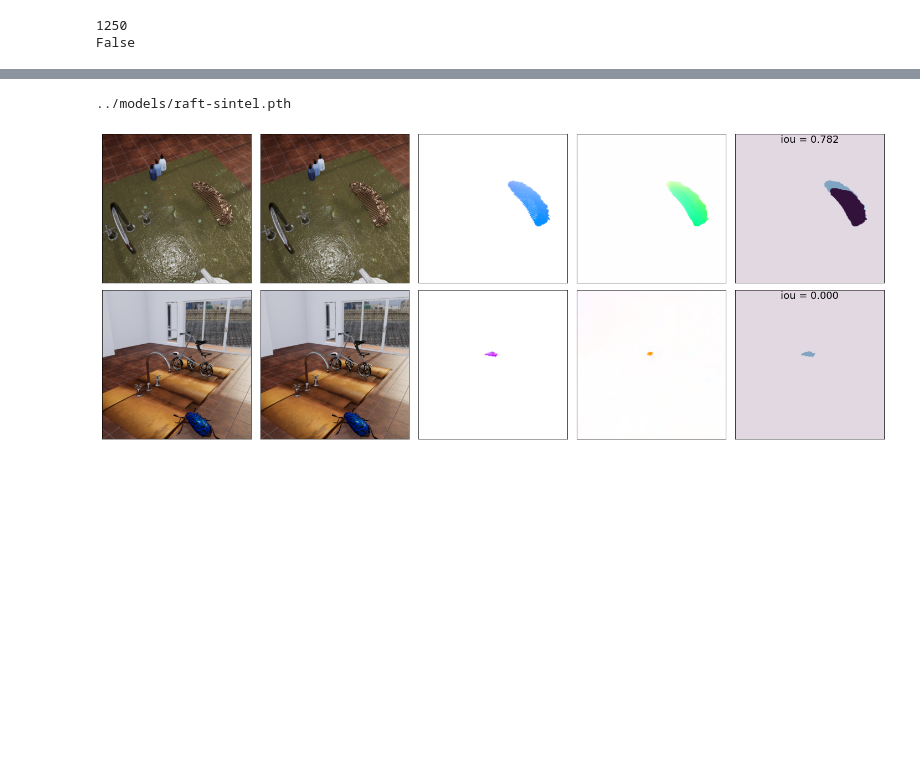
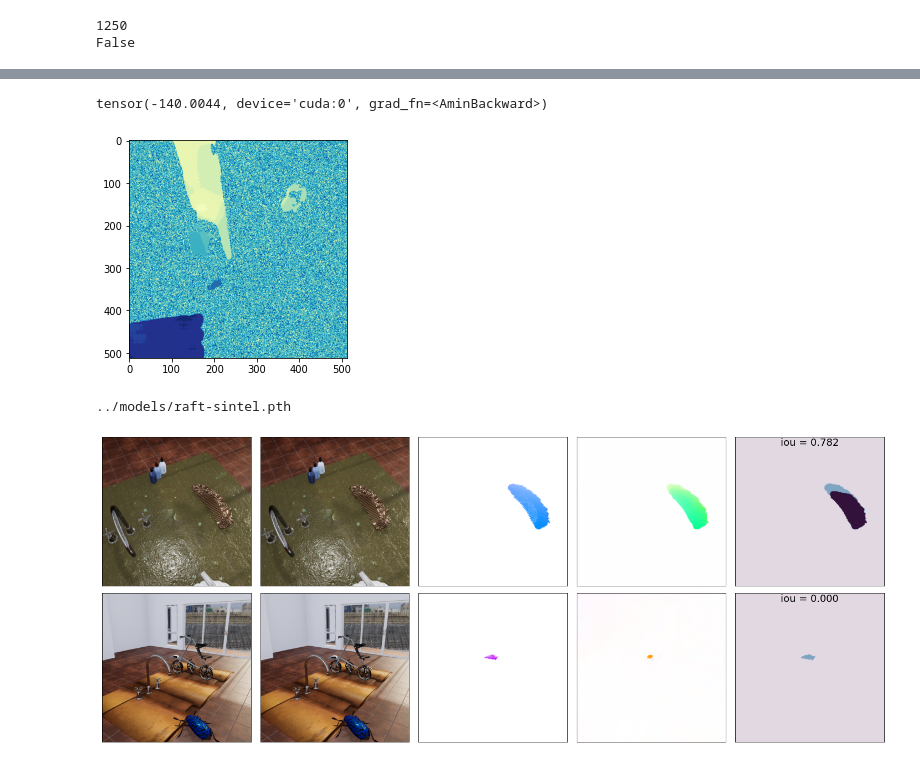
Before and after one commit to neuroailab/RAFT, a Jupyter notebook: notebooks/TDW_dataloading_020522.ipynb, the cells around one changed output, grey strips where cells are left out. Drawn from its saved outputs; the diff is of its cells as text; code cells hidden in the pictures; blank space fills up the shorter version.

```diff
--- a/notebooks/TDW_dataloading_020522.ipynb
+++ b/notebooks/TDW_dataloading_020522.ipynb
@@ -85,5 +102,5 @@ net.load_state_dict(torch.load(load_path), strict=False)
 <All keys matched successfully>
 # %%
 net.cuda()
-net.eval()
-net.module.freeze_bn()
+net = net.train()
+# net.module.freeze_bn()
@@ -157,3 +197,21 @@ viz(pred)
+# %%
+pred.amin()
+# %% [output]
+tensor(-140.0044, device='cuda:0', grad_fn=<AminBackward>)
+# %%
+import bootraft
+kpnet = bootraft.KpPrior(
+    net, act_net, normalize_coordinates=True, randomize_background=True, resolution=16
+)
+
+img1, img2, _, _ = tdw_dataset[100]
+kp_prior = kpnet(img1.cuda()[None], img2.cuda()[None], iters=6, test_mode=True)
+# %%
+h0 = kp_prior[0].max(-3)[1].detach().cpu().numpy()
+plt.imshow(h0, cmap='YlGnBu')
+plt.show()
+# %% [output]
+[figure, added]
 # %%
 def normalize(img):
     return 2.0 * (img / 255.) - 1.0
```
Also changed, not shown: parts of 13 cells of this notebook, 7 other files.
